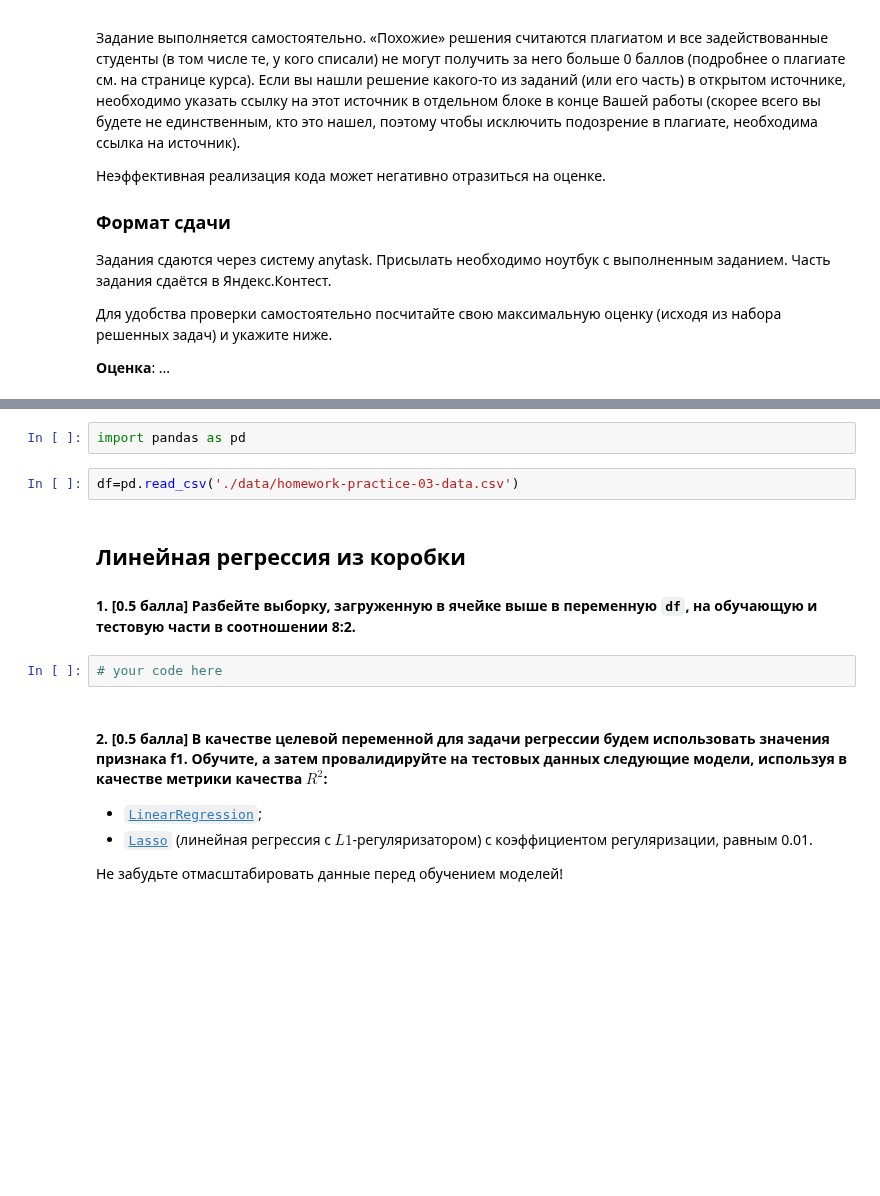
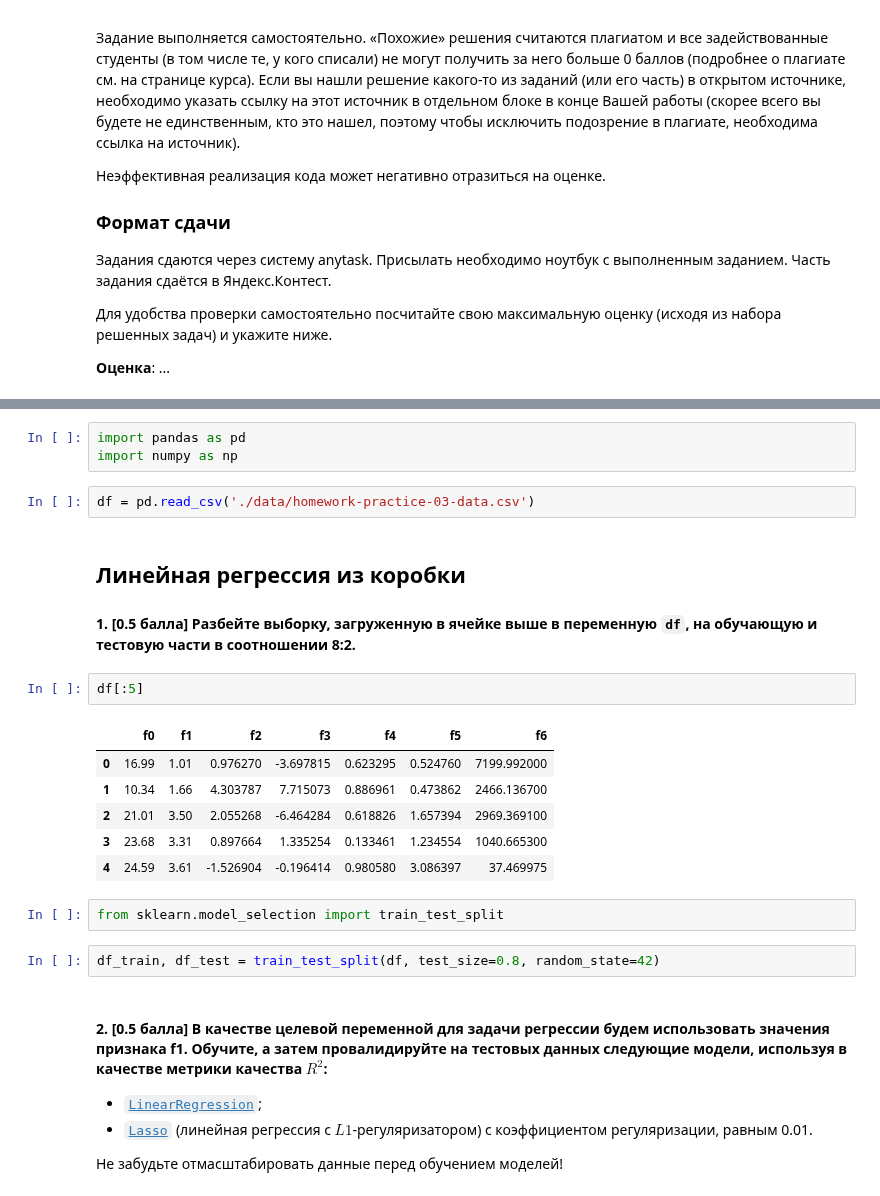
Before and after one commit to Mikhail-off/ML2018, a Jupyter notebook: HW3/homework-practice-03.ipynb, the cells around one changed output, grey strips where cells are left out. Cells and saved outputs as stored; diff of their text form; blank space fills up the shorter version.

```diff
--- a/HW3/homework-practice-03.ipynb
+++ b/HW3/homework-practice-03.ipynb
@@ -47,13 +38,25 @@ homework-practice-0 100%[===================>]  14,67K  --.-KB/s    за 0,06s
 # %%
 import pandas as pd
+import numpy as np
 # %%
-df=pd.read_csv('./data/homework-practice-03-data.csv')
+df = pd.read_csv('./data/homework-practice-03-data.csv')
 # %% [markdown]
 ## Линейная регрессия из коробки
 
 #### 1. [0.5 балла] Разбейте выборку, загруженную в ячейке выше в переменную `df`, на обучающую и тестовую части в соотношении 8:2.
-# %%
-# your code here
+# %%
+df[:5]
+# %% [output]
+|  | f0 | f1 | f2 | f3 | f4 | f5 | f6 |
+| 0 | 16.99 | 1.01 | 0.976270 | -3.697815 | 0.623295 | 0.524760 | 7199.992000 |
+| 1 | 10.34 | 1.66 | 4.303787 | 7.715073 | 0.886961 | 0.473862 | 2466.136700 |
+| 2 | 21.01 | 3.50 | 2.055268 | -6.464284 | 0.618826 | 1.657394 | 2969.369100 |
+| 3 | 23.68 | 3.31 | 0.897664 | 1.335254 | 0.133461 | 1.234554 | 1040.665300 |
+| 4 | 24.59 | 3.61 | -1.526904 | -0.196414 | 0.980580 | 3.086397 | 37.469975 |
+# %%
+from sklearn.model_selection import train_test_split
+# %%
+df_train, df_test = train_test_split(df, test_size=0.8, random_state=42)
 # %% [markdown]
 #### 2. [0.5 балла] В качестве целевой переменной для задачи регрессии будем использовать значения признака f1. Обучите, а затем провалидируйте на тестовых данных  следующие модели, используя в качестве метрики качества $R^2$:
 * [`LinearRegression`](http://scikit-learn.org/stable/modules/generated/sklearn.linear_model.LinearRegression.html);
```
Also changed, not shown: parts of 13 cells of this notebook, 1 other file.
